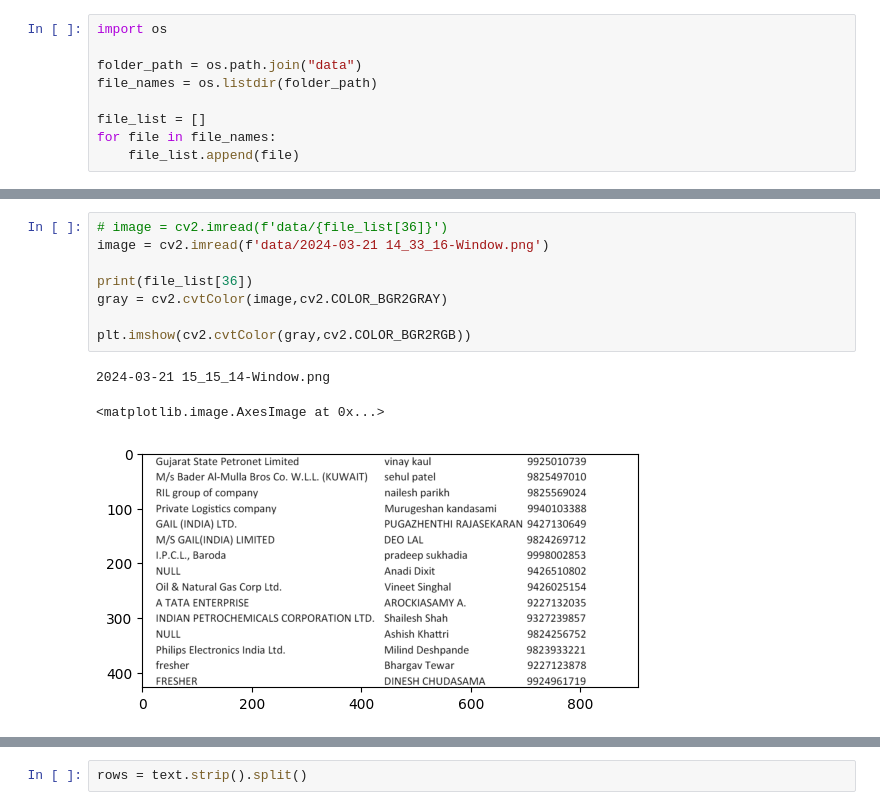
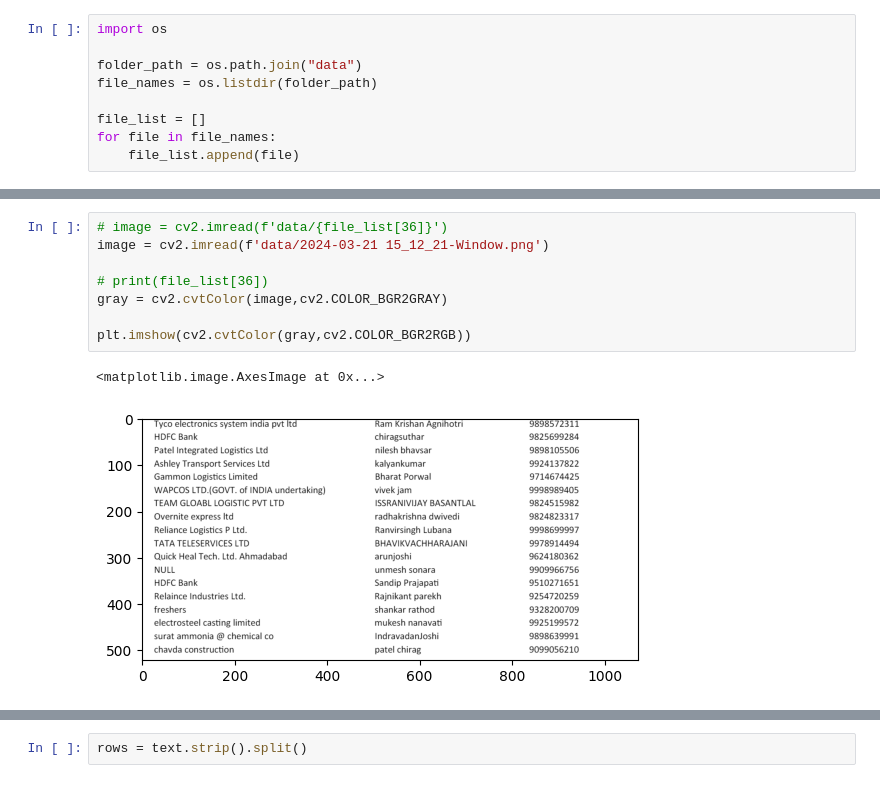
Before and after one commit to geddadasuresh84326/image_processing, a Jupyter notebook: test.ipynb, the cells around one changed output, grey strips where cells are left out. Cells and saved outputs as stored; diff of their text form.

```diff
--- a/test.ipynb
+++ b/test.ipynb
@@ -178,15 +186,14 @@ file_list[36]
 # %%
 # image = cv2.imread(f'data/{file_list[36]}')
-image = cv2.imread(f'data/2024-03-21 14_33_16-Window.png')
+image = cv2.imread(f'data/2024-03-21 15_12_21-Window.png')
 
-print(file_list[36])
+# print(file_list[36])
 gray = cv2.cvtColor(image,cv2.COLOR_BGR2GRAY)
 
 plt.imshow(cv2.cvtColor(gray,cv2.COLOR_BGR2RGB))
 # %% [output]
-2024-03-21 15_15_14-Window.png
+<matplotlib.image.AxesImage at 0x...>
-<matplotlib.image.AxesImage at 0x...>
-[figure, old version]
+[figure, new version]
 # %%
 # Initialize Tesseract OCR engine
 tesseract_config = r'--oem 3 --psm 6'  # OCR Engine Mode (OEM) 3 for default, Page Segmentation Mode (PSM) 6 for a single uniform block of text
```
Also changed, not shown: parts of 14 cells of this notebook, 54 other files.
